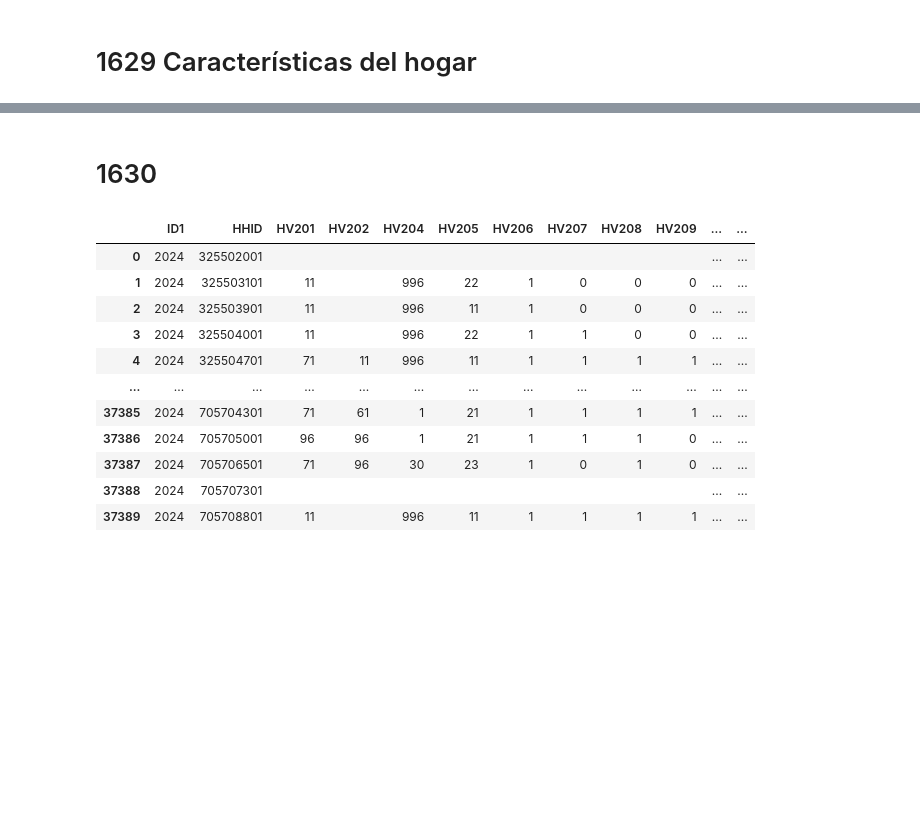
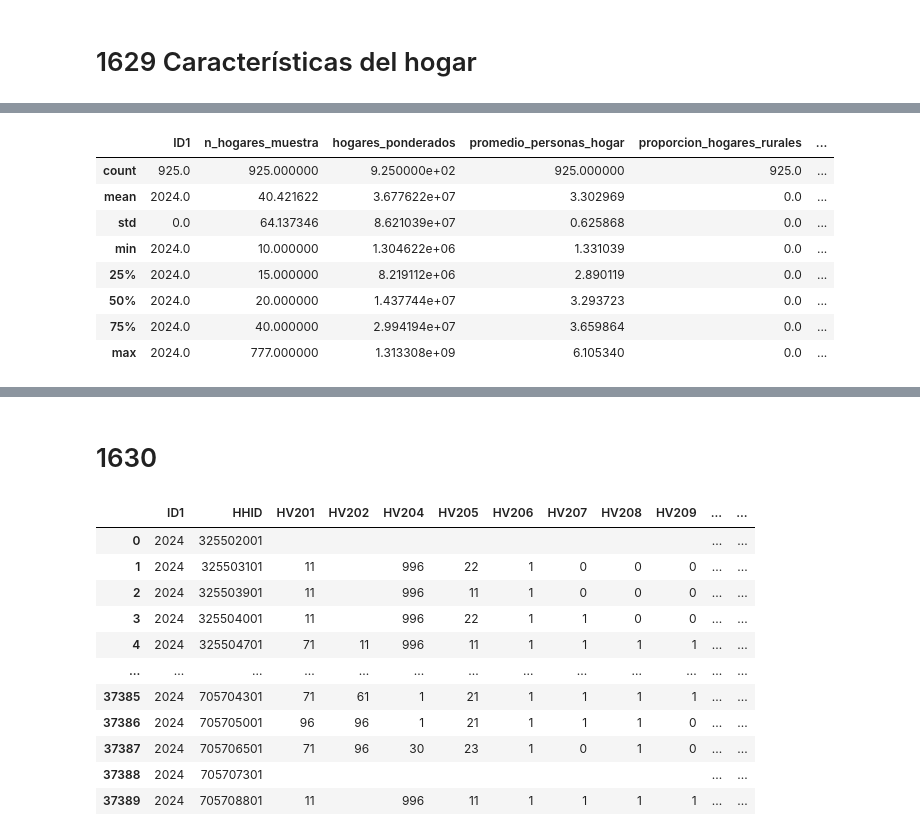
Before and after one commit to isdextre/Data-science-applied-projects, a Jupyter notebook: Fay-Herriot Area Estimation with Integrated Data/base/notebooks/00_exploracion_endes.ipynb, the cells around one changed output, grey strips where cells are left out. Cells and saved outputs as stored; diff of their text form; code cells hidden in the pictures; blank space fills up the shorter version.

```diff
--- a/Fay-Herriot Area Estimation with Integrated Data/base/notebooks/00_exploracion_endes.ipynb
+++ b/Fay-Herriot Area Estimation with Integrated Data/base/notebooks/00_exploracion_endes.ipynb
@@ -42,0 +140,12 @@ rech1.columns.tolist()
+# %%
+rech0_dist.describe()
+# %% [output]
+|  | ID1 | n_hogares_muestra | hogares_ponderados | promedio_personas_hogar | proporcion_hogares_rurales | ... |
+| count | 925.0 | 925.000000 | 9.250000e+02 | 925.000000 | 925.0 | ... |
+| mean | 2024.0 | 40.421622 | 3.677622e+07 | 3.302969 | 0.0 | ... |
+| std | 0.0 | 64.137346 | 8.621039e+07 | 0.625868 | 0.0 | ... |
+| min | 2024.0 | 10.000000 | 1.304622e+06 | 1.331039 | 0.0 | ... |
+| 25% | 2024.0 | 15.000000 | 8.219112e+06 | 2.890119 | 0.0 | ... |
+| 50% | 2024.0 | 20.000000 | 1.437744e+07 | 3.293723 | 0.0 | ... |
+| 75% | 2024.0 | 40.000000 | 2.994194e+07 | 3.659864 | 0.0 | ... |
+| max | 2024.0 | 777.000000 | 1.313308e+09 | 6.105340 | 0.0 | ... |
```
Also changed, not shown: parts of 16 cells of this notebook, 2 other files.
